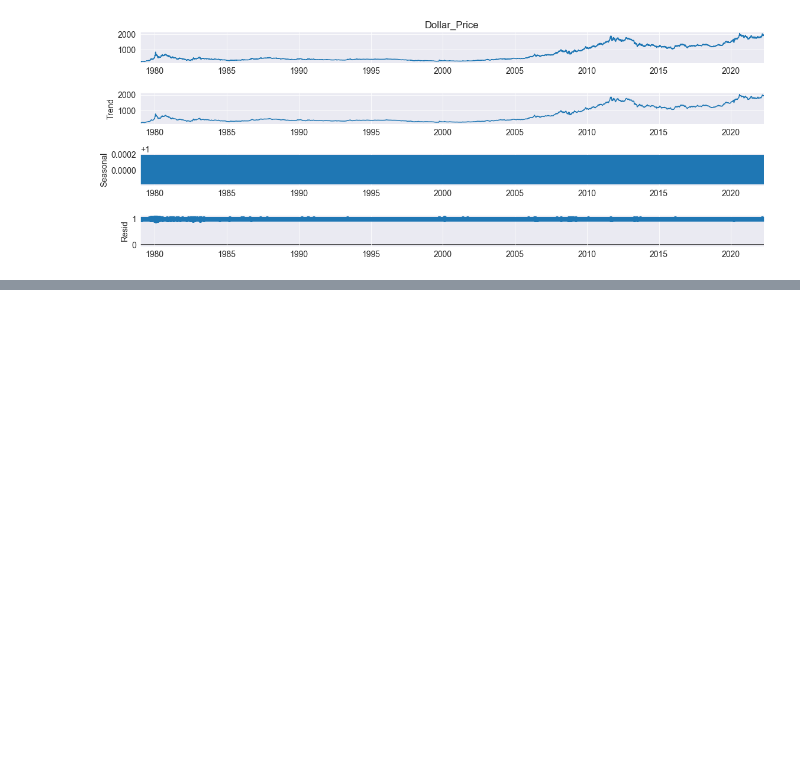
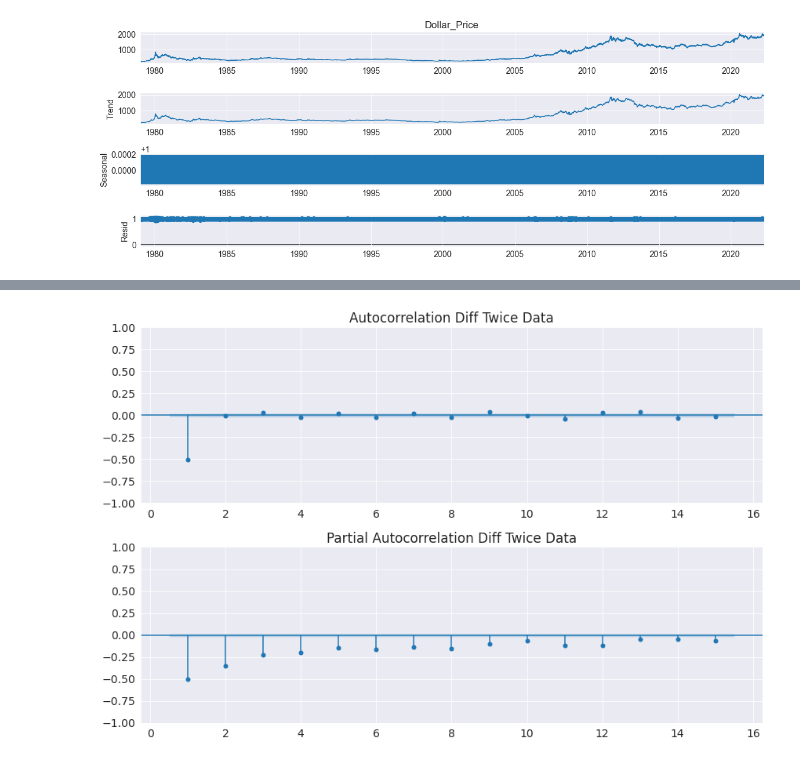
Before and after one commit to ahmadmustafaanis/Gold-Price-Prediction-API, a Jupyter notebook: src/GoldPricePredictor.ipynb, the cells around one changed output, grey strips where cells are left out. Drawn from its saved outputs; the diff is of its cells as text; code cells hidden in the pictures; blank space fills up the shorter version.

```diff
--- a/src/GoldPricePredictor.ipynb
+++ b/src/GoldPricePredictor.ipynb
@@ -397,0 +399,14 @@ output_arima.plot()
+# %%
+# Plot ACF and PACF with stationary data using data that was differenced twice
+
+fig_difftwice, (ax1, ax2) = plt.subplots(2,1, figsize=(12,8))
+
+# Plot ACF of data_difftwice
+plot_acf(data_difftwice['US dollar'], lags=15, zero=False, ax=ax1, title='Autocorrelation Diff Twice Data')
+
+# Plot PACF of data_difftwice
+plot_pacf(data_difftwice['US dollar'], lags=15, zero=False, ax=ax2, title='Partial Autocorrelation Diff Twice Data')
+plt.tight_layout()
+plt.show()
+# %% [output]
+[figure, added]
```
Also changed, not shown: parts of 47 cells of this notebook.
